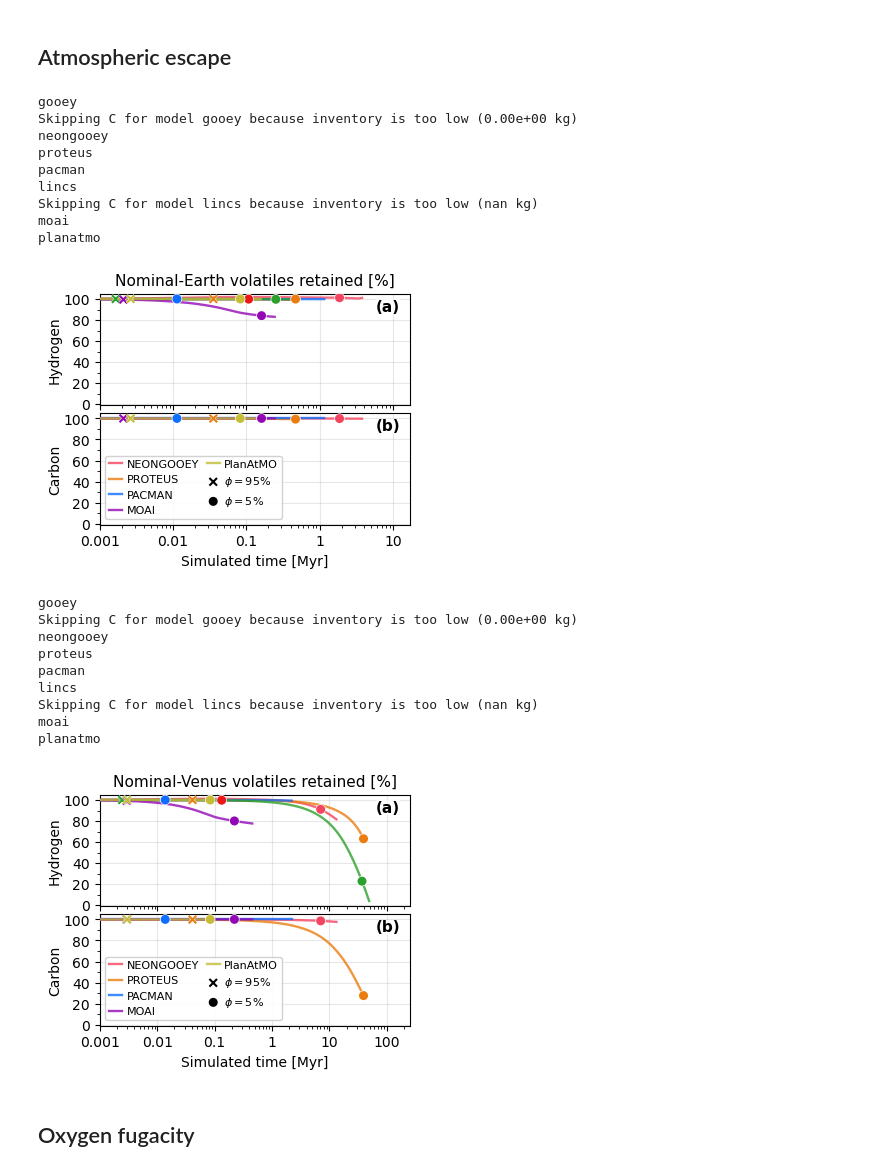
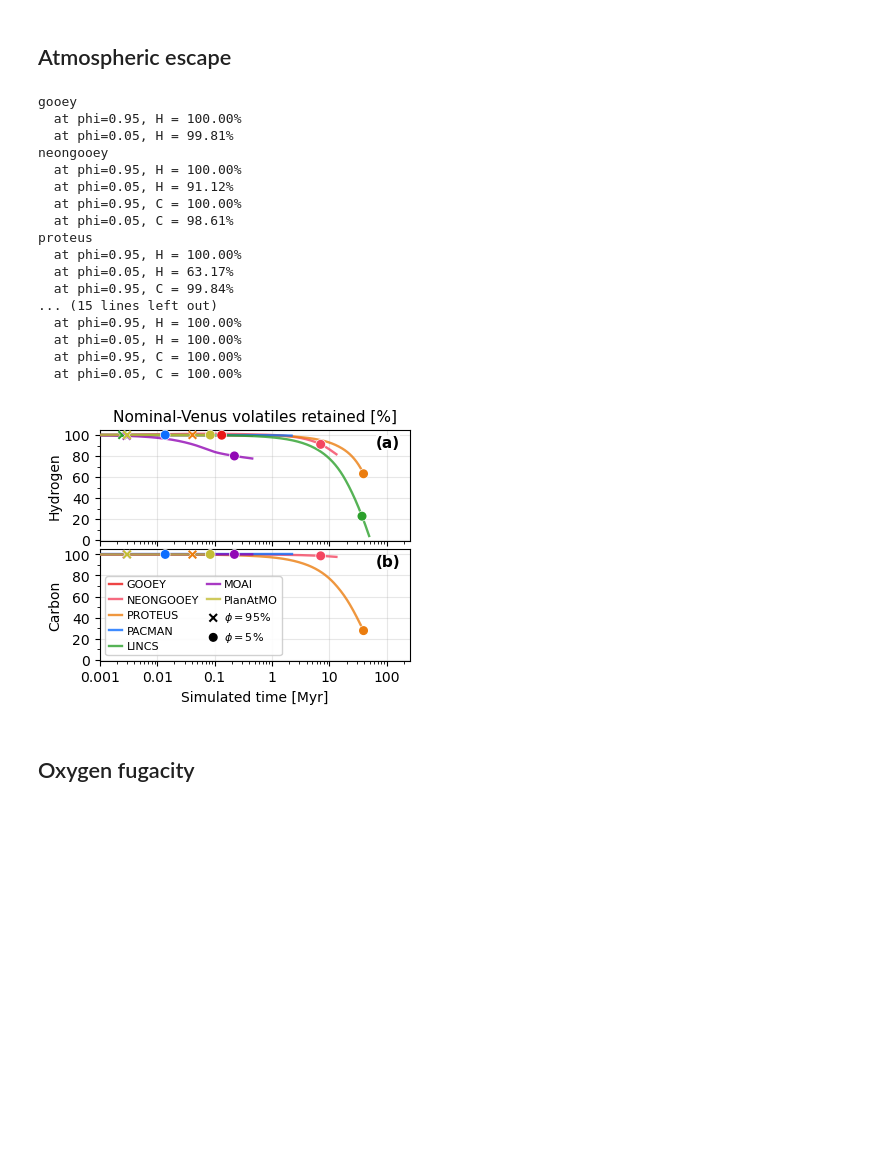
Before and after one commit to projectcuisines/chili, a Jupyter notebook: intercomparison/analysis_solarsystem/compare.ipynb, the cells around one changed output. Saved outputs shown, nothing was run; the diff lists cells and outputs as text; code cells hidden in the pictures; blank space fills up the shorter version.

Commit message:
plotting

```diff
--- a/intercomparison/analysis_solarsystem/compare.ipynb
+++ b/intercomparison/analysis_solarsystem/compare.ipynb
@@ -1130,9 +1130,10 @@ def plot_escape(planet, case, phi_compare=[]):
         lbl = get_label(m)
 
         dat = models_data[m][planet][f"{case}-evo"].iloc[2:]
-        x = dat["t(yr)"].values / 1e6
 
         for ie, elem in enumerate(["H","C"]):
+
+            x = dat["t(yr)"].values / 1e6
             y = np.zeros_like(x)
             for inv in ["solid","melt","atm"]:
                 y += dat[f"mass{elem}_{inv}(kg)"].values
@@ -1140,11 +1141,15 @@ def plot_escape(planet, case, phi_compare=[]):
             ymax = y[0]
             if ymax > 1:
                 y = y / ymax * 100
-                axs[ie].plot(x, y, color=col, lw=lw, label=lbl,
+            else:
+                y = []
+                x = []
+            axs[ie].plot(x, y, color=col, lw=lw, label=lbl,
                              zorder=5, alpha=0.8, ls='solid')
 
 
-                # scatter points at phi=phi_compare
+            # scatter points at phi=phi_compare
+            if ymax > 1:
                 for phi in phi_compare:
                     if phi > 0.5:
                         marker = 'x'
@@ -1153,8 +1158,8 @@ def plot_escape(planet, case, phi_compare=[]):
                     idx = np.argmin(np.abs(dat["phi(vol_frac)"] - phi))
                     axs[ie].scatter(x[idx], y[idx], color=col, marker=marker, s=30, zorder=9,
                                     path_effects=[pe.withStroke(linewidth=2, foreground='w')])
-            else:
-                print(f"Skipping {elem} for model {m} because inventory is too low ({y[0]:.2e} kg)")
+
+                    print(f"  at phi={phi:.2f}, {elem} = {y[idx]:.2f}%")
 
     # marker legend
     for i, phi in enumerate(phi_compare):
@@ -1164,7 +1169,7 @@ def plot_escape(planet, case, phi_compare=[]):
         else:
             marker = 'o'
             lbl = r"$\phi=$" + f"{phi*100:.0f}%"
-        axs[-1].scatter(0, 0, color='k', marker=marker, s=30, label=lbl, zorder=9,
+        axs[-1].scatter([], [], color='k', marker=marker, s=30, label=lbl, zorder=9,
                         path_effects=[pe.withStroke(linewidth=2, foreground='w')])
     axs[-1].legend(loc='lower left', fontsize=8, framealpha=0.9, ncols=2,
                    handletextpad=0.4, columnspacing=0.7, borderpad=0.3, handlelength=1.2)
@@ -1177,51 +1182,49 @@ def plot_escape(planet, case, phi_compare=[]):
         ax.xaxis.set_major_formatter(mpl.ticker.FormatStrFormatter('%g'))
 
         ax.set_ylim(bottom=-1, top=105)
         ax.yaxis.set_major_locator(mpl.ticker.MultipleLocator(20))
         ax.yaxis.set_minor_locator(mpl.ticker.MultipleLocator(10))
 
         ax.text(0.97, 0.95, f"({abcd[iax]})", transform=ax.transAxes, zorder=99,
                 bbox=dict(pad=0, fc="white", ec="none", alpha=0.8),
                 ha='right', va='top', fontsize=11, weight='bold')
 
     axs[-1].set_xlabel("Simulated time [Myr]")
     axs[0].set_ylabel("Hydrogen", labelpad=1)
     axs[1].set_ylabel("Carbon", labelpad=1)
 
     fig.subplots_adjust(hspace=0.07)
 
     caselbl = case
     if "nominal" in case:
         caselbl = "Nominal"
     title = f"{caselbl}-{get_label(planet)} volatiles retained [%]"
     axs[0].set_title(title, fontsize=11)
 
     plt.show()
     fig.savefig(f"out/escape_{planet}_{case}.{EXT}", bbox_inches='tight', dpi=DPI, pad_inches=0.03)
 
-plot_escape("earth", "nominal", phi_compare=[0.95, 0.05])
+# plot_escape("earth", "nominal", phi_compare=[0.95, 0.05])
 plot_escape("venus", "nominal", phi_compare=[0.95, 0.05])
 # %% [output]
 gooey
-Skipping C for model gooey because inventory is too low (0.00e+00 kg)
+  at phi=0.95, H = 100.00%
+  at phi=0.05, H = 99.81%
 neongooey
+  at phi=0.95, H = 100.00%
+  at phi=0.05, H = 91.12%
+  at phi=0.95, C = 100.00%
+  at phi=0.05, C = 98.61%
 proteus
-pacman
-lincs
-Skipping C for model lincs because inventory is too low (nan kg)
-moai
-planatmo
+  at phi=0.95, H = 100.00%
+  at phi=0.05, H = 63.17%
+  at phi=0.95, C = 99.84%
+... (15 lines left out)
+  at phi=0.95, H = 100.00%
+  at phi=0.05, H = 100.00%
+  at phi=0.95, C = 100.00%
+  at phi=0.05, C = 100.00%
-[figure, old version]
+[figure, new version]
-gooey
-Skipping C for model gooey because inventory is too low (0.00e+00 kg)
-neongooey
-proteus
-pacman
-lincs
-Skipping C for model lincs because inventory is too low (nan kg)
-moai
-planatmo
-[figure, removed]
 # %% [markdown]
 ## Oxygen fugacity
 # %%
```
Also changed, not shown: parts of 1 cell of this notebook, 2 other files.
